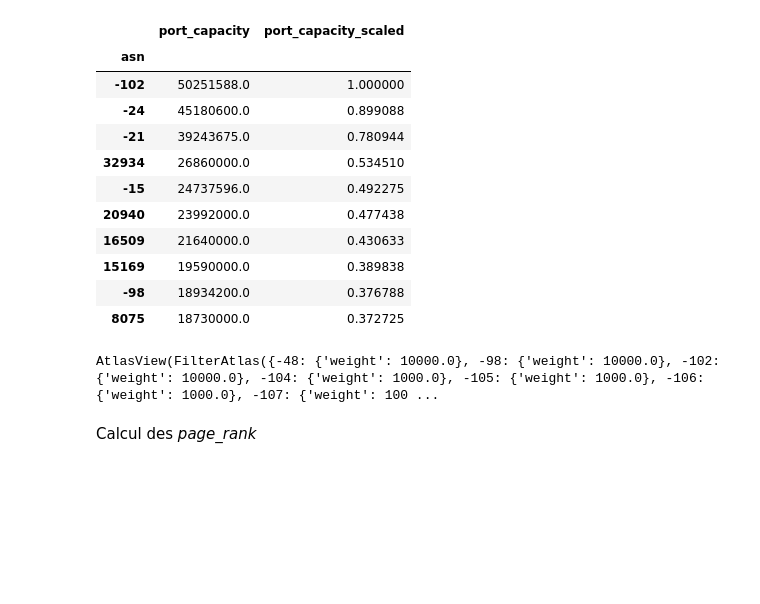
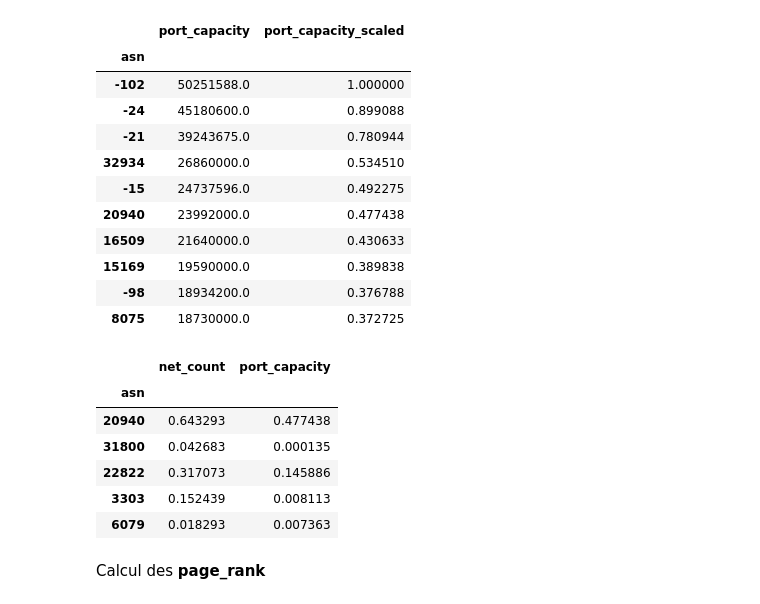
Before and after one commit to Viperine2022/projet_long_GCN_internet, a Jupyter notebook: IMPLANTATION/PeeringDB/peeringDB_data_scaled.ipynb, the cells around one changed output. Saved outputs shown, nothing was run; the diff lists cells and outputs as text; code cells hidden in the pictures; blank space fills up the shorter version.

```diff
--- a/IMPLANTATION/PeeringDB/peeringDB_data_scaled.ipynb
+++ b/IMPLANTATION/PeeringDB/peeringDB_data_scaled.ipynb
@@ -393,6 +342,7 @@ max_portAS = max(nodes['port_capacity']) # maximum value of port_capacity among
 port_capacity = nodes['port_capacity']
 
 
+dataset_as['port_capacity'] = port_capacity/max_portAS
 nodes['port_capacity_scaled'] = port_capacity/max_portAS
 # %%
 nodes[['port_capacity', 'port_capacity_scaled']].sort_values(by='port_capacity_scaled', ascending=False).head(10)
@@ -409,12 +359,18 @@ nodes[['port_capacity', 'port_capacity_scaled']].sort_values(by='port_capacity_s
 | 15169 | 19590000.0 | 0.389838 |
 | -98 | 18934200.0 | 0.376788 |
 | 8075 | 18730000.0 | 0.372725 |
-# %%
-DiGraph[20144]
-# %% [output]
-AtlasView(FilterAtlas({-48: {'weight': 10000.0}, -98: {'weight': 10000.0}, -102: {'weight': 10000.0}, -104: {'weight': 1000.0}, -105: {'weight': 1000.0}, -106: {'weight': 1000.0}, -107: {'weight': 100 ...
+# %%
+dataset_as.head()
+# %% [output]
+|  | net_count | port_capacity |
+| asn |  |  |
+| 20940 | 0.643293 | 0.477438 |
+| 31800 | 0.042683 | 0.000135 |
+| 22822 | 0.317073 | 0.145886 |
+| 3303 | 0.152439 | 0.008113 |
+| 6079 | 0.018293 | 0.007363 |
 # %% [markdown]
- Calcul des *page_rank*
+ Calcul des **page_rank**
 # %%
 pagerank_pondere = nx.pagerank(DiGraph)
 pagerank = nx.pagerank(DiGraph, weight=None)
```
Also changed, not shown: parts of 27 cells of this notebook, 3 other files.
